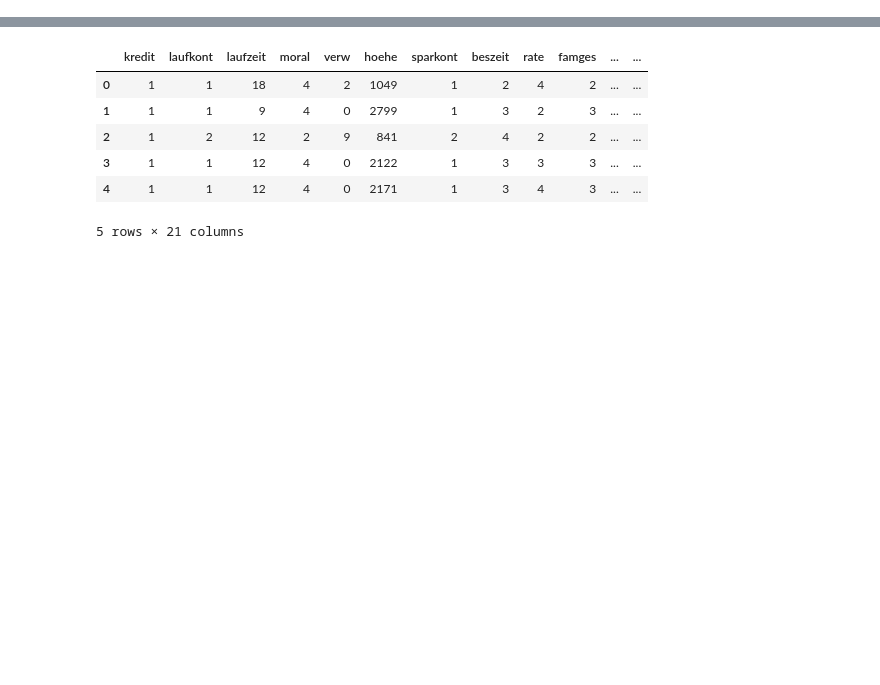
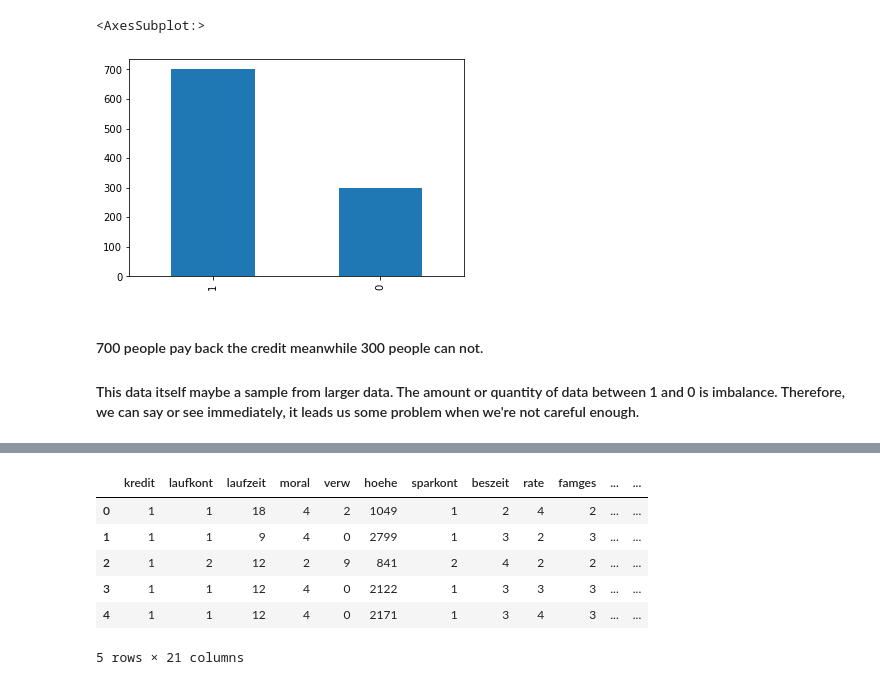
Before and after one commit to satriobhirawa/Kredit-EDA-SudDeutschland, a Jupyter notebook: KreditScoring_EDA.ipynb, the cells around one changed output, grey strips where cells are left out. Saved outputs shown, nothing was run; the diff lists cells and outputs as text; code cells hidden in the pictures; blank space fills up the shorter version.

```diff
--- a/KreditScoring_EDA.ipynb
+++ b/KreditScoring_EDA.ipynb
@@ -21,0 +119,8 @@ dataset = pd.read_csv('kredit.csv')
+# %%
+dataset['kredit'].value_counts().plot.bar()
+# %% [output]
+<AxesSubplot:>
+[figure, added]
+# %% [markdown]
+#### 700 people pay back the credit meanwhile 300 people can not.
+#### This data itself maybe a sample from larger data. The amount or quantity of data between 1 and 0 is imbalance. Therefore, we can say or see immediately, it leads us some problem when we're not careful enough.
```
Also changed, not shown: parts of 93 cells of this notebook.
